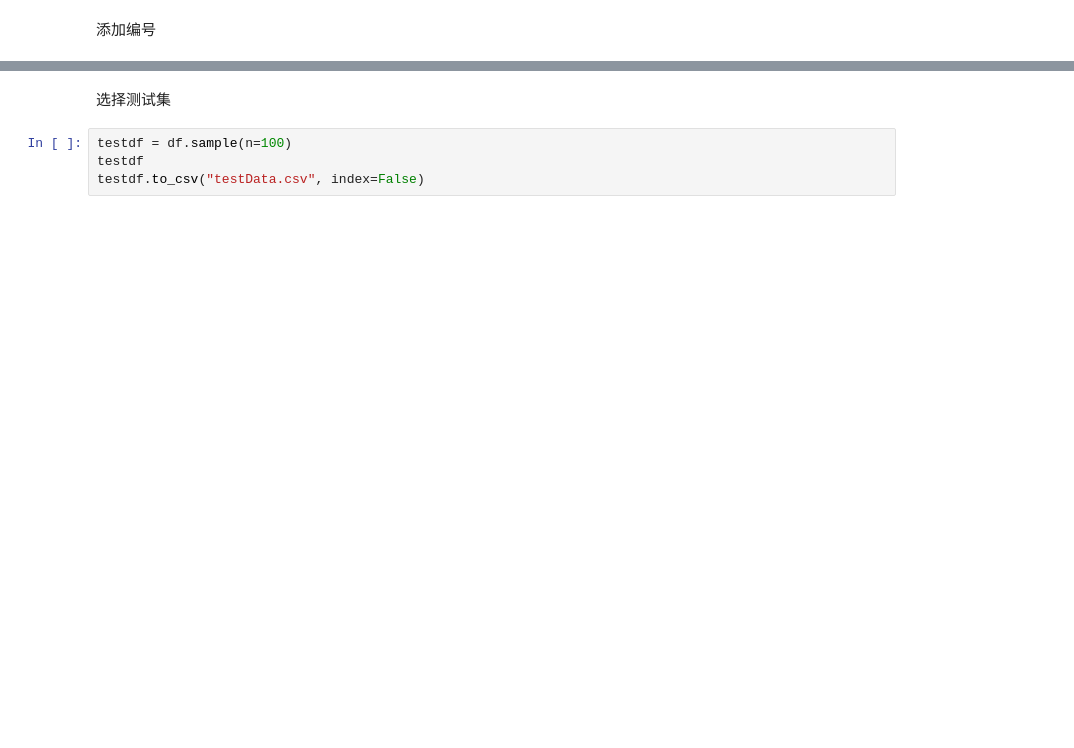
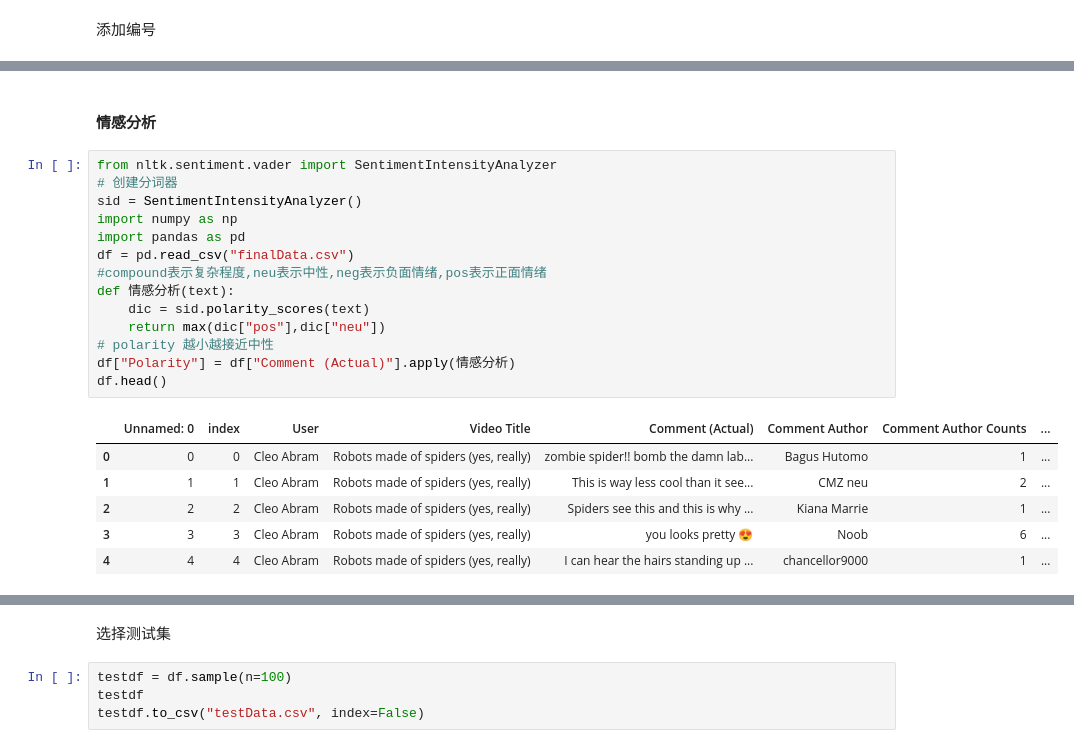
Before and after one commit to Blackteaxx/PythonDataAnalyze, a Jupyter notebook: PCA&Clustered/test.ipynb, the cells around one changed output, grey strips where cells are left out. Saved outputs shown, nothing was run; the diff lists cells and outputs as text; blank space fills up the shorter version.

```diff
--- a/PCA&Clustered/test.ipynb
+++ b/PCA&Clustered/test.ipynb
@@ -128,0 +152,23 @@ df
+# %% [markdown]
+#### 情感分析
+# %%
+from nltk.sentiment.vader import SentimentIntensityAnalyzer
+# 创建分词器
+sid = SentimentIntensityAnalyzer()
+import numpy as np
+import pandas as pd
+df = pd.read_csv("finalData.csv")
+#compound表示复杂程度,neu表示中性,neg表示负面情绪,pos表示正面情绪
+def 情感分析(text):
+    dic = sid.polarity_scores(text)
+    return max(dic["pos"],dic["neu"])
+# polarity 越小越接近中性
+df["Polarity"] = df["Comment (Actual)"].apply(情感分析)
+df.head()
+# %% [output]
+|  | Unnamed: 0 | index | User | Video Title | Comment (Actual) | Comment Author | Comment Author Counts | ... |
+| 0 | 0 | 0 | Cleo Abram | Robots made of spiders (yes, really) | zombie spider!! bomb the damn lab... | Bagus Hutomo | 1 | ... |
+| 1 | 1 | 1 | Cleo Abram | Robots made of spiders (yes, really) | This is way less cool than it see... | CMZ neu | 2 | ... |
+| 2 | 2 | 2 | Cleo Abram | Robots made of spiders (yes, really) | Spiders see this and this is why ... | Kiana Marrie | 1 | ... |
+| 3 | 3 | 3 | Cleo Abram | Robots made of spiders (yes, really) | you looks pretty 😍 | Noob | 6 | ... |
+| 4 | 4 | 4 | Cleo Abram | Robots made of spiders (yes, really) | I can hear the hairs standing up ... | chancellor9000 | 1 | ... |
```
Also changed, not shown: parts of 10 cells of this notebook, 1 other file.
